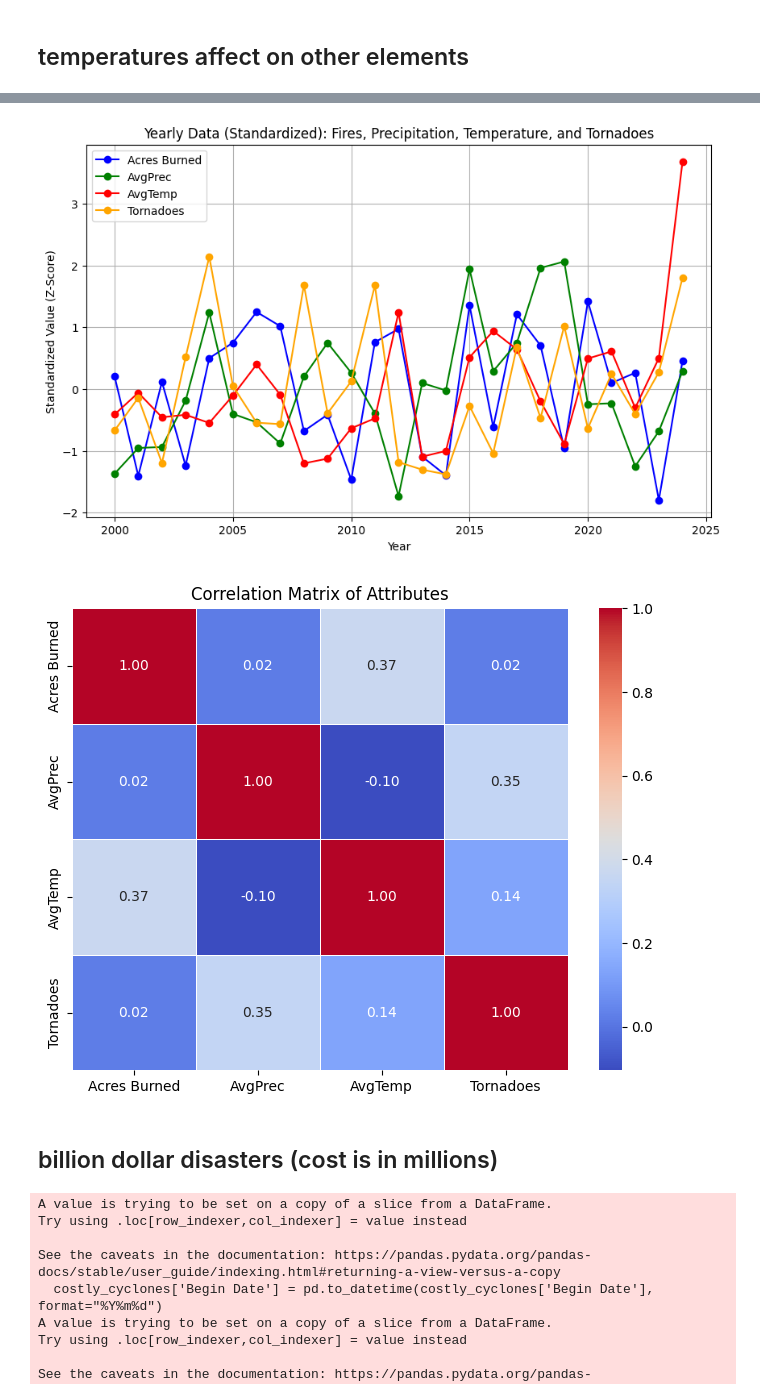
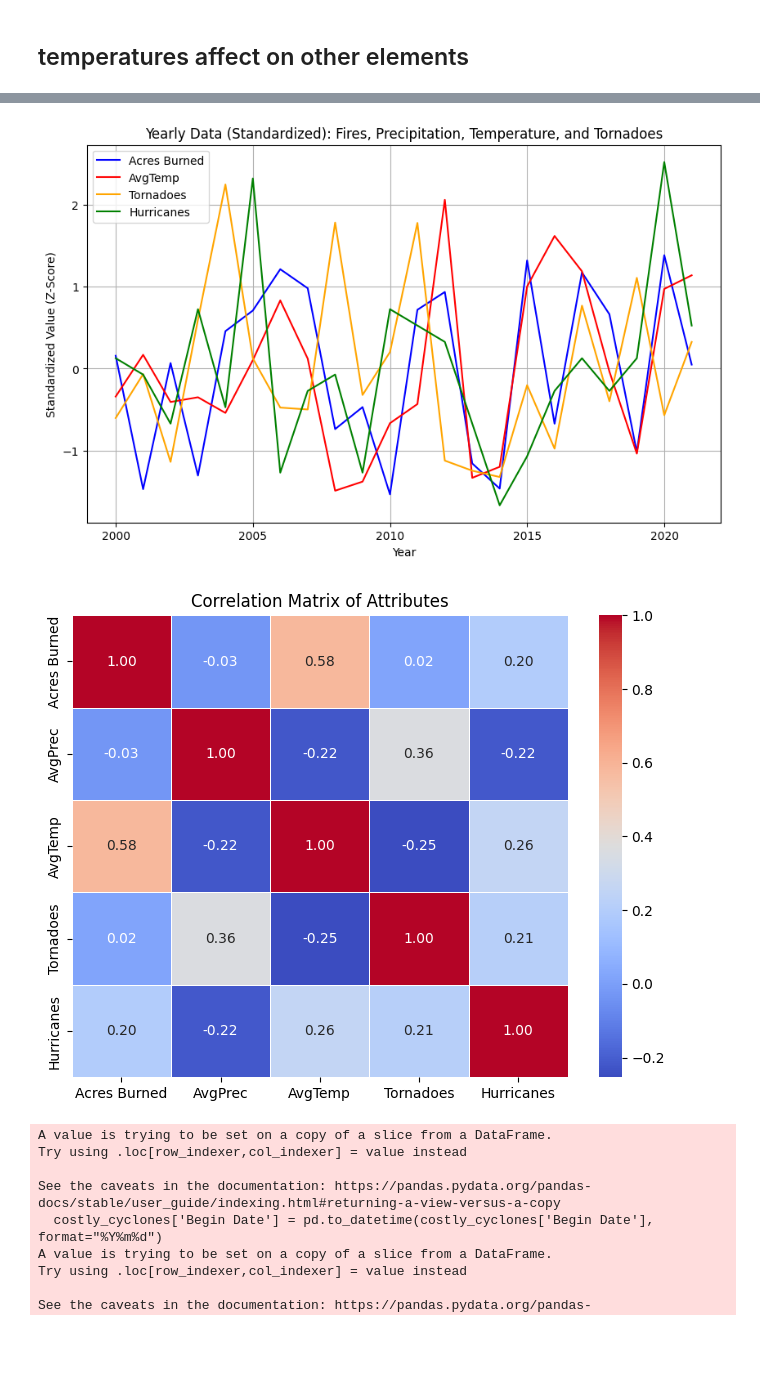
Before and after one commit to beaumartin25/cs5830_final_project, a Jupyter notebook: final_project.ipynb, the cells around one changed output, grey strips where cells are left out. Cells and saved outputs as stored; diff of their text form; code cells hidden in the pictures; blank space fills up the shorter version.

Commit message:
adding hurricanes to yearly data

```diff
--- a/final_project.ipynb
+++ b/final_project.ipynb
@@ -317,3 +317,13 @@ display(new_earthquake_scatter_1)
 [figure]
 # %% [markdown]
 ## temperatures affect on other elements
+# %%
+# Group by year and count unique hurricane names
+hurricane_counts = (
+    hurricane.groupby("year")["name"]
+    .nunique()
+    .reset_index(name="Hurricanes")
+)
+
+# Display the result
+print(hurricane_counts)
@@ -320,8 +348,10 @@ display(new_earthquake_scatter_1)
 # %%
 # Merge datasets sequentially, keeping only overlapping years
+hurricane_counts.rename(columns={'year': 'Year'}, inplace=True)
 merged_data = avg_temp.merge(avg_prec, on='Year', how='inner') \
                        .merge(avg_fires, on='Year', how='inner') \
-                       .merge(avg_tornadoes, on='Year', how='inner')
+                       .merge(avg_tornadoes, on='Year', how='inner')\
+                       .merge(hurricane_counts, on='Year', how='inner')
 
 print(merged_data)
 # %% [output]
@@ -351,16 +381,16 @@ standardized_data = merged_data.copy()
 
 # Apply Z-Score Standardization
 scaler = StandardScaler()
-standardized_data[['Acres Burned', 'AvgPrec', 'AvgTemp', 'Tornadoes']] = scaler.fit_transform(
-    merged_data[['Acres Burned', 'AvgPrec', 'AvgTemp', 'Tornadoes']]
+standardized_data[['Acres Burned', 'AvgPrec', 'AvgTemp', 'Tornadoes', 'Hurricanes']] = scaler.fit_transform(
+    merged_data[['Acres Burned', 'AvgPrec', 'AvgTemp', 'Tornadoes', 'Hurricanes']]
 )
 
 # Plot the standardized data
 plt.figure(figsize=(10, 6))
-plt.plot(standardized_data['Year'], standardized_data['Acres Burned'], label='Acres Burned', color='blue', marker='o')
-plt.plot(standardized_data['Year'], standardized_data['AvgPrec'], label='AvgPrec', color='green', marker='o')
-plt.plot(standardized_data['Year'], standardized_data['AvgTemp'], label='AvgTemp', color='red', marker='o')
-plt.plot(standardized_data['Year'], standardized_data['Tornadoes'], label='Tornadoes', color='orange', marker='o')
+plt.plot(standardized_data['Year'], standardized_data['Acres Burned'], label='Acres Burned', color='blue')
+plt.plot(standardized_data['Year'], standardized_data['AvgTemp'], label='AvgTemp', color='red')
+plt.plot(standardized_data['Year'], standardized_data['Tornadoes'], label='Tornadoes', color='orange')
+plt.plot(standardized_data['Year'], standardized_data['Hurricanes'], label='Hurricanes', color='green')
 
 # Add labels and title
 plt.xlabel('Year')
@@ -370,25 +400,23 @@ plt.legend()
 plt.grid(True)
 plt.show()
 # %% [output]
-[figure, old version]
+[figure, new version]
 # %%
 import seaborn as sns
 import matplotlib.pyplot as plt
 
 # Compute the correlation matrix for the relevant columns
-correlation_matrix = merged_data[['Acres Burned', 'AvgPrec', 'AvgTemp', 'Tornadoes']].corr()
+correlation_matrix = merged_data[['Acres Burned', 'AvgPrec', 'AvgTemp', 'Tornadoes', 'Hurricanes']].corr()
 
 # Display the correlation matrix as a heatmap
 plt.figure(figsize=(8, 6))
 sns.heatmap(correlation_matrix, annot=True, cmap='coolwarm', fmt=".2f", linewidths=0.5)
 
 # Add title
 plt.title('Correlation Matrix of Attributes')
 plt.show()
 # %% [output]
-[figure, old version]
+[figure, new version]
-# %% [markdown]
-## billion dollar disasters (cost is in millions)
 # %%
 costly_disasters = pd.read_csv("data/events-US-1980-2024-Q3.csv")
 costly_cyclones = costly_disasters[costly_disasters['Disaster'] == "Tropical Cyclone"]
```
Also changed, not shown: parts of 4 cells of this notebook.
